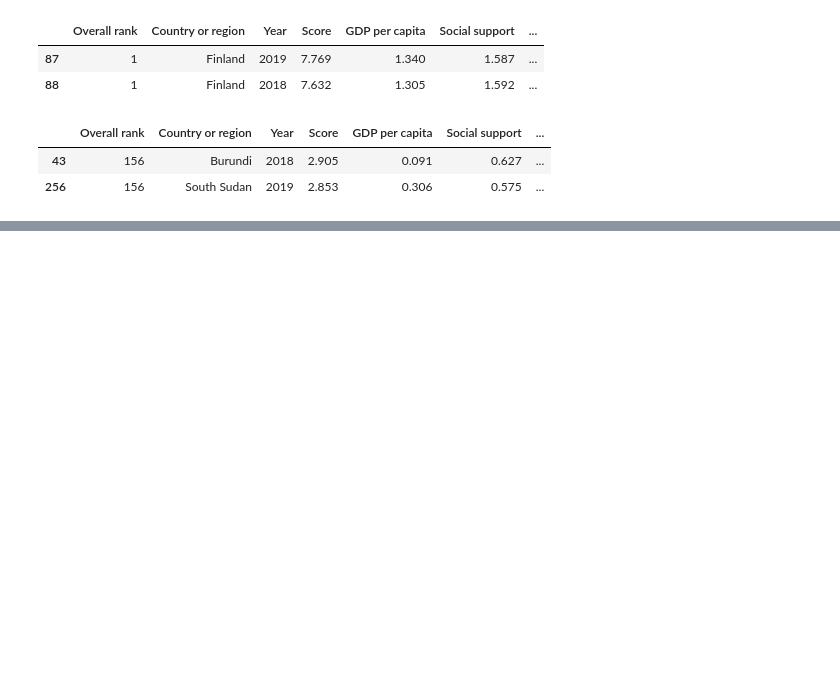
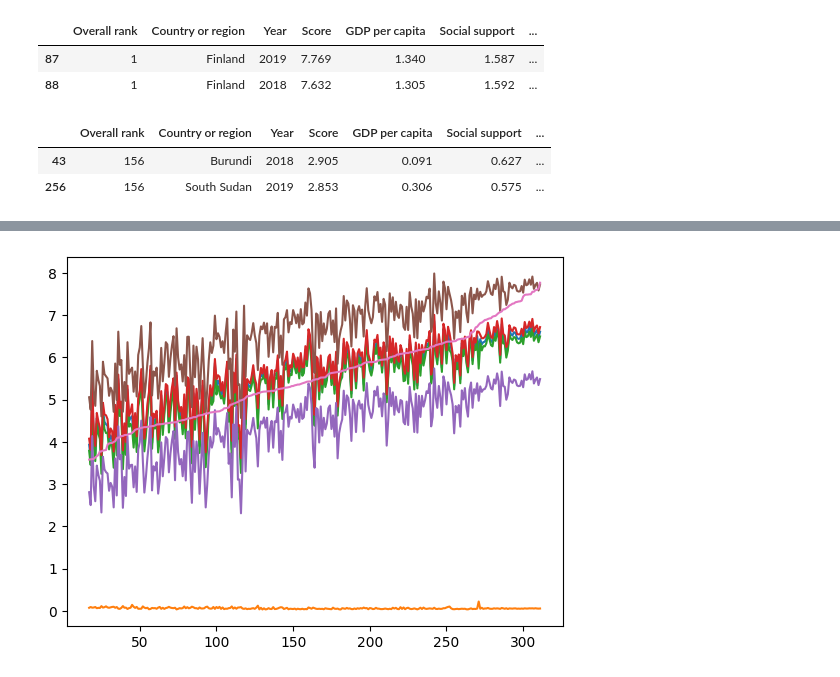
Before and after one commit to cantaruttim/Happiness_Index_Analysis, a Jupyter notebook: HappinesIndex.ipynb, the cells around one changed output, grey strips where cells are left out. Drawn from its saved outputs; the diff is of its cells as text; code cells hidden in the pictures; blank space fills up the shorter version.

```diff
--- a/HappinesIndex.ipynb
+++ b/HappinesIndex.ipynb
@@ -147,0 +239,4 @@ plt.show()
+# %%
+plt.plot(high);
+# %% [output]
+[figure, added]
```
Also changed, not shown: parts of 18 cells of this notebook.
